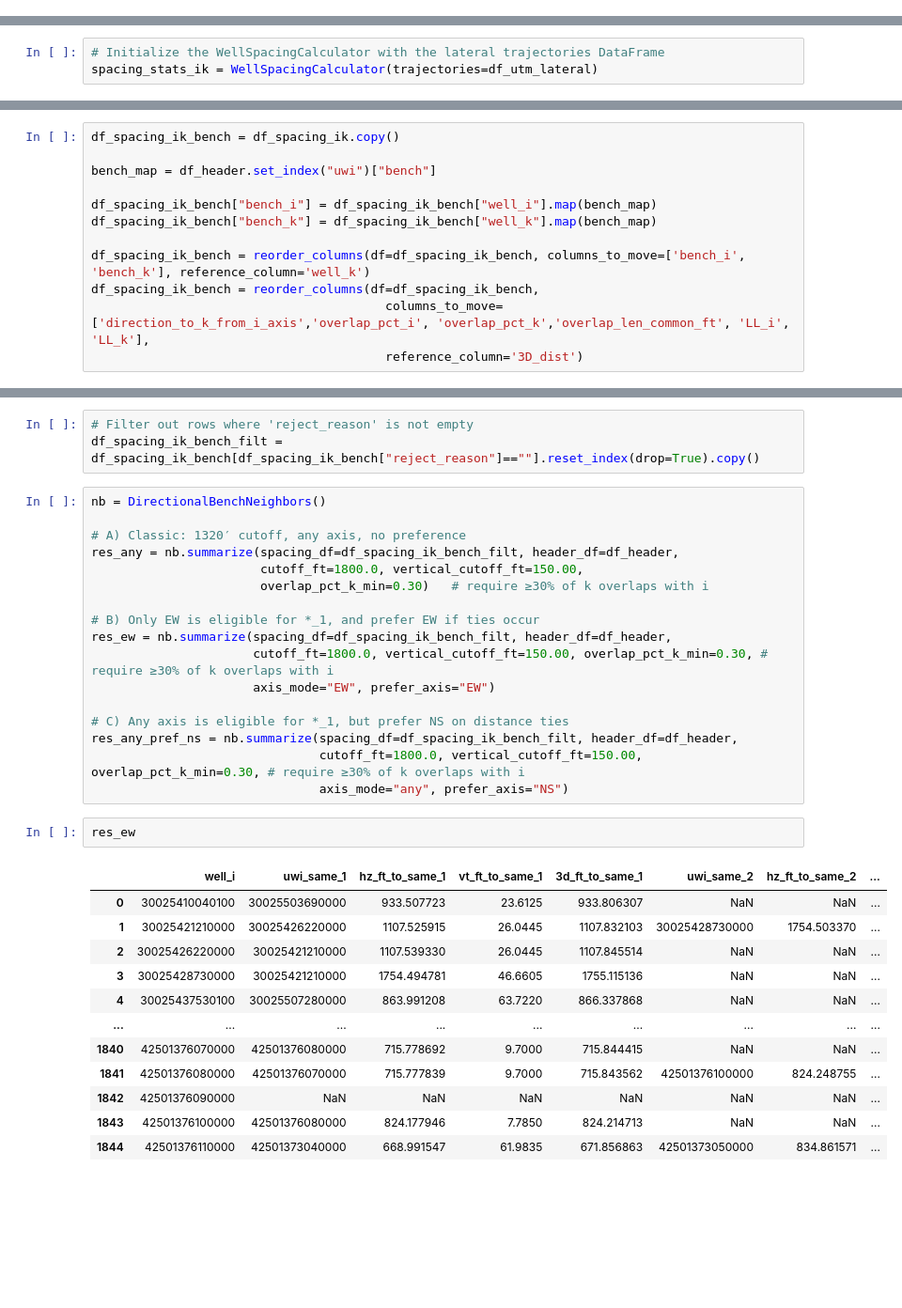
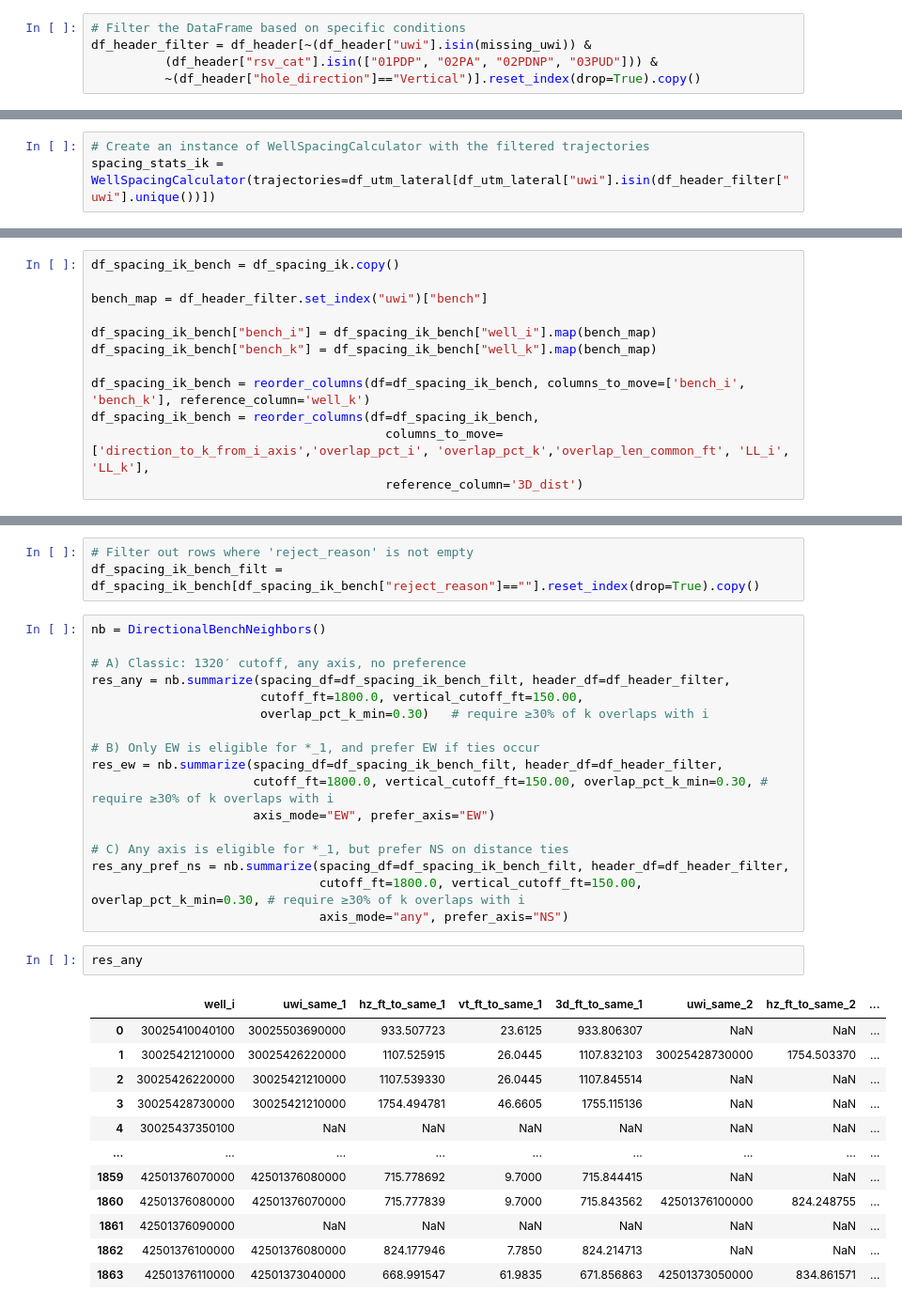
Before and after one commit to apoorvasaxena03/well-spacing-analyzer, a Jupyter notebook: notebooks/RingEnergy/well_header.ipynb, the cells around one changed output, grey strips where cells are left out. Shown at 94% size. Drawn from its saved outputs; the diff is of its cells as text; blank space fills up the shorter version.

Commit message:
Updated Header

```diff
--- a/notebooks/RingEnergy/well_header.ipynb
+++ b/notebooks/RingEnergy/well_header.ipynb
@@ -113,3 +127,8 @@ df_utm = geo.compute_utm_coordinates(df=df_directional)
 df_utm_lateral = geo.filter_after_heel_point(df=df_utm)
 # %% [markdown]
 ## 4. Calculate Spacing I-K Piars
+# %%
+# Filter the DataFrame based on specific conditions
+df_header_filter = df_header[~(df_header["uwi"].isin(missing_uwi)) &
+          (df_header["rsv_cat"].isin(["01PDP", "02PA", "02PDNP", "03PUD"])) &
+          ~(df_header["hole_direction"]=="Vertical")].reset_index(drop=True).copy()
@@ -116,4 +139,4 @@ df_utm_lateral = geo.filter_after_heel_point(df=df_utm)
 # %%
-# Initialize the WellSpacingCalculator with the lateral trajectories DataFrame
-spacing_stats_ik = WellSpacingCalculator(trajectories=df_utm_lateral)
+# Create an instance of WellSpacingCalculator with the filtered trajectories
+spacing_stats_ik = WellSpacingCalculator(trajectories=df_utm_lateral[df_utm_lateral["uwi"].isin(df_header_filter["uwi"].unique())])
 # %%
@@ -140,7 +162,7 @@ df_spacing_ik = spacing_stats_ik._load_saved_batches(
 # %%
 df_spacing_ik_bench = df_spacing_ik.copy()
 
-bench_map = df_header.set_index("uwi")["bench"]
+bench_map = df_header_filter.set_index("uwi")["bench"]
 
 df_spacing_ik_bench["bench_i"] = df_spacing_ik_bench["well_i"].map(bench_map)
 df_spacing_ik_bench["bench_k"] = df_spacing_ik_bench["well_k"].map(bench_map)
@@ -158,31 +180,31 @@ df_spacing_ik_bench_filt = df_spacing_ik_bench[df_spacing_ik_bench["reject_reaso
 nb = DirectionalBenchNeighbors()
 
 # A) Classic: 1320′ cutoff, any axis, no preference
-res_any = nb.summarize(spacing_df=df_spacing_ik_bench_filt, header_df=df_header,
+res_any = nb.summarize(spacing_df=df_spacing_ik_bench_filt, header_df=df_header_filter,
                        cutoff_ft=1800.0, vertical_cutoff_ft=150.00,
                        overlap_pct_k_min=0.30)   # require ≥30% of k overlaps with i
 
 # B) Only EW is eligible for *_1, and prefer EW if ties occur
-res_ew = nb.summarize(spacing_df=df_spacing_ik_bench_filt, header_df=df_header,
+res_ew = nb.summarize(spacing_df=df_spacing_ik_bench_filt, header_df=df_header_filter,
                       cutoff_ft=1800.0, vertical_cutoff_ft=150.00, overlap_pct_k_min=0.30, # require ≥30% of k overlaps with i
                       axis_mode="EW", prefer_axis="EW")
 
 # C) Any axis is eligible for *_1, but prefer NS on distance ties
-res_any_pref_ns = nb.summarize(spacing_df=df_spacing_ik_bench_filt, header_df=df_header,
+res_any_pref_ns = nb.summarize(spacing_df=df_spacing_ik_bench_filt, header_df=df_header_filter,
                                cutoff_ft=1800.0, vertical_cutoff_ft=150.00, overlap_pct_k_min=0.30, # require ≥30% of k overlaps with i
                                axis_mode="any", prefer_axis="NS")
 # %%
-res_ew
+res_any
 # %% [output]
 |  | well_i | uwi_same_1 | hz_ft_to_same_1 | vt_ft_to_same_1 | 3d_ft_to_same_1 | uwi_same_2 | hz_ft_to_same_2 | ... |
 | 0 | 30025410040100 | 30025503690000 | 933.507723 | 23.6125 | 933.806307 | NaN | NaN | ... |
 | 1 | 30025421210000 | 30025426220000 | 1107.525915 | 26.0445 | 1107.832103 | 30025428730000 | 1754.503370 | ... |
 | 2 | 30025426220000 | 30025421210000 | 1107.539330 | 26.0445 | 1107.845514 | NaN | NaN | ... |
 | 3 | 30025428730000 | 30025421210000 | 1754.494781 | 46.6605 | 1755.115136 | NaN | NaN | ... |
-| 4 | 30025437530100 | 30025507280000 | 863.991208 | 63.7220 | 866.337868 | NaN | NaN | ... |
+| 4 | 30025437350100 | NaN | NaN | NaN | NaN | NaN | NaN | ... |
 | ... | ... | ... | ... | ... | ... | ... | ... | ... |
-| 1840 | 42501376070000 | 42501376080000 | 715.778692 | 9.7000 | 715.844415 | NaN | NaN | ... |
-| 1841 | 42501376080000 | 42501376070000 | 715.777839 | 9.7000 | 715.843562 | 42501376100000 | 824.248755 | ... |
-| 1842 | 42501376090000 | NaN | NaN | NaN | NaN | NaN | NaN | ... |
-| 1843 | 42501376100000 | 42501376080000 | 824.177946 | 7.7850 | 824.214713 | NaN | NaN | ... |
-| 1844 | 42501376110000 | 42501373040000 | 668.991547 | 61.9835 | 671.856863 | 42501373050000 | 834.861571 | ... |
+| 1859 | 42501376070000 | 42501376080000 | 715.778692 | 9.7000 | 715.844415 | NaN | NaN | ... |
+| 1860 | 42501376080000 | 42501376070000 | 715.777839 | 9.7000 | 715.843562 | 42501376100000 | 824.248755 | ... |
+| 1861 | 42501376090000 | NaN | NaN | NaN | NaN | NaN | NaN | ... |
+| 1862 | 42501376100000 | 42501376080000 | 824.177946 | 7.7850 | 824.214713 | NaN | NaN | ... |
+| 1863 | 42501376110000 | 42501373040000 | 668.991547 | 61.9835 | 671.856863 | 42501373050000 | 834.861571 | ... |
```
Also changed, not shown: parts of 17 cells of this notebook, 1 other file.
